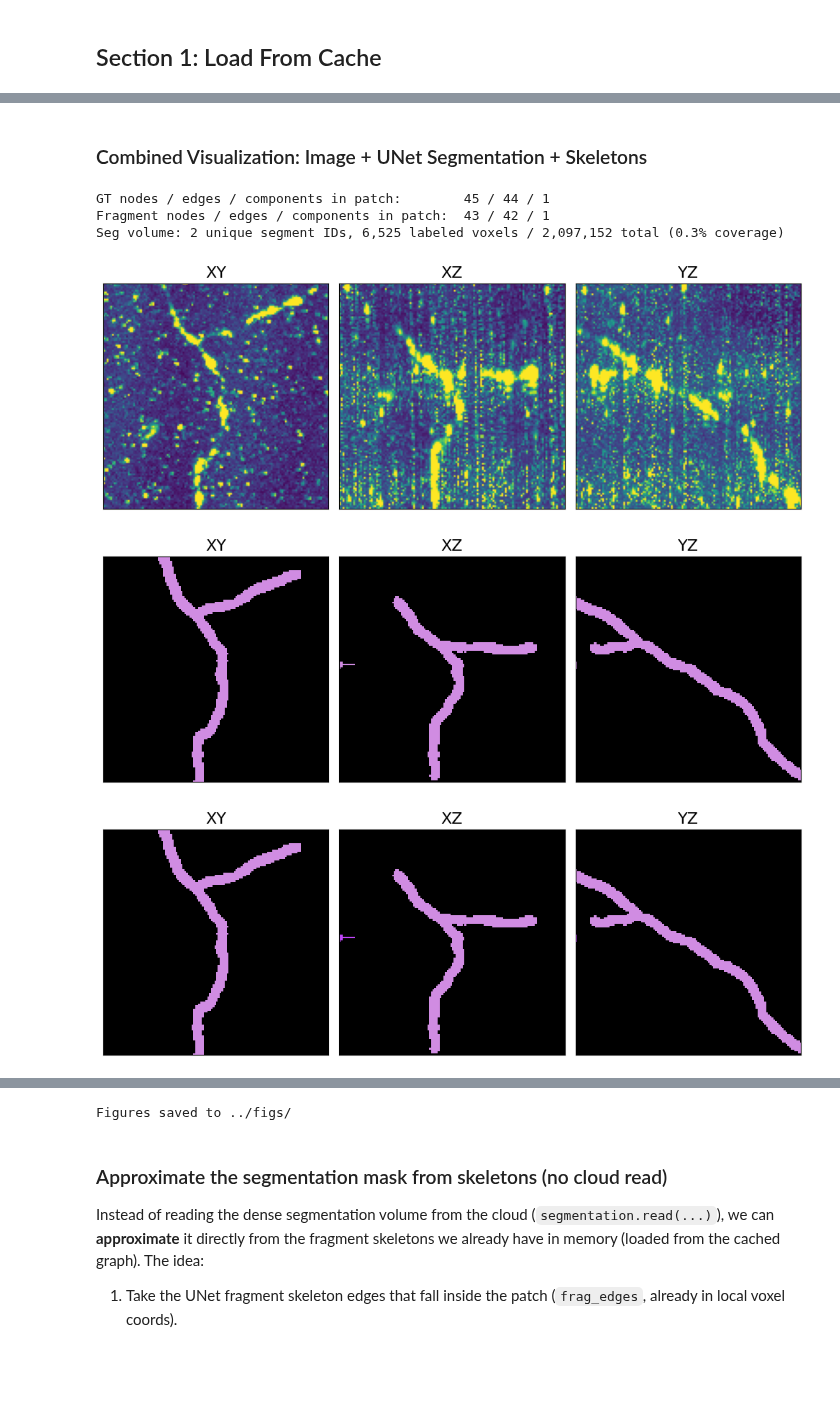
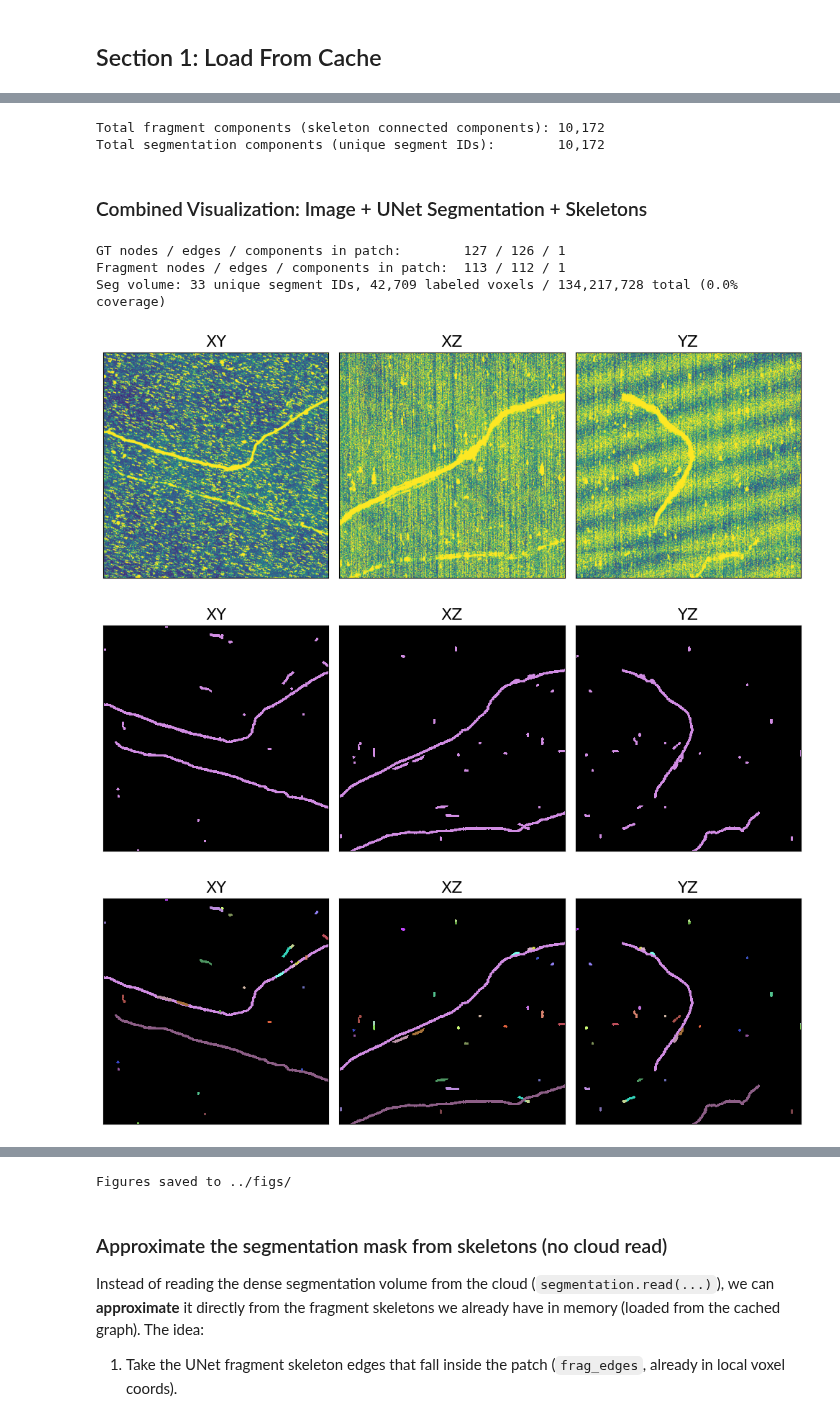
Before and after one commit to StevenZhang0116/exa-spim-agent, a Jupyter notebook: notebooks/load_skeletons_from_cache.ipynb, the cells around one changed output, grey strips where cells are left out. Cells and saved outputs as stored; diff of their text form; code cells hidden in the pictures; blank space fills up the shorter version.

```diff
--- a/notebooks/load_skeletons_from_cache.ipynb
+++ b/notebooks/load_skeletons_from_cache.ipynb
@@ -43,8 +43,34 @@ Memory Consumption: 317.89 GBs
+# %%
+# Total component counts.
+#
+# Two different notions of "component" for the UNet reconstruction:
+#
+# 1. Fragment components -- connected components of the fragments skeleton graph.
+#    One per skeletonized SWC tree (a single neurite piece). This is the
+#    "# Connected Components" reported by fragments_graph.summary().
+#
+# 2. Segmentation components -- distinct UNet *segment* IDs. Each fragment's
+#    swc_id is "<segment_id>.<n>", so multiple skeleton fragments can come from
+#    the same underlying segment. Counting unique segment_id prefixes gives the
+#    number of segments in the segmentation (segmentation_id =
+#    raw.unet_449_splits_and_merges_900000).
+import networkx as nx
+
+n_fragment_components = nx.number_connected_components(dataset.fragments_graph)
+n_segmentation_components = len(
+    {swc_id.split(".")[0] for swc_id in dataset.fragments_graph.swc_ids()}
+)
+
+print(f"Total fragment components (skeleton connected components): {n_fragment_components:,}")
+print(f"Total segmentation components (unique segment IDs):        {n_segmentation_components:,}")
+# %% [output]
+Total fragment components (skeleton connected components): 10,172
+Total segmentation components (unique segment IDs):        10,172
 # %% [markdown]
 ### Combined Visualization: Image + UNet Segmentation + Skeletons
 # %%
 # Parameters
-size_dim = 256
+size_dim = 512
 patch_shape = (size_dim, size_dim, size_dim)
 use_groundtruth = True
 
@@ -144,36 +170,36 @@ img_util.plot_segmentation_mips(seg_mask)
 img_util.plot_segmentation_mips(seg_patch_remapped)
 # Plot 4: Skeletons — GT (human-traced) and UNet fragments (auto-extracted)
 # on separate rows. Each connected component gets its own color.
 # UNet fragments are skeletons extracted FROM seg_patch — they correspond to
 # the colored regions above, but colors won't match (independent palettes).
 img_util.plot_skeleton_mips(
     {
         "GT": {
             "nodes": gt_nodes,
             "node_components": gt_node_comps,
             "edges": gt_edges,
             "components": gt_edge_comps,
             "color": "lime",
         },
         "UNet Fragments": {
             "nodes": frag_nodes,
             "node_components": frag_node_comps,
             "edges": frag_edges,
             "components": frag_edge_comps,
             "color": "cyan",
         },
     },
     patch_shape,
     separate_rows=True,
 )
 
 # Restore original plt.show
 plt.show = _original_show
 print(f"\nFigures saved to {figs_dir}/")
 # %% [output]
-GT nodes / edges / components in patch:        45 / 44 / 1
-Fragment nodes / edges / components in patch:  43 / 42 / 1
-Seg volume: 2 unique segment IDs, 6,525 labeled voxels / 2,097,152 total (0.3% coverage)
+GT nodes / edges / components in patch:        127 / 126 / 1
+Fragment nodes / edges / components in patch:  113 / 112 / 1
+Seg volume: 33 unique segment IDs, 42,709 labeled voxels / 134,217,728 total (0.0% coverage)
-[figure, old version]
+[figure, new version]
-[figure, old version]
+[figure, new version]
-[figure, old version]
+[figure, new version]
```
Also changed, not shown: parts of 9 cells of this notebook, 3 other files.
